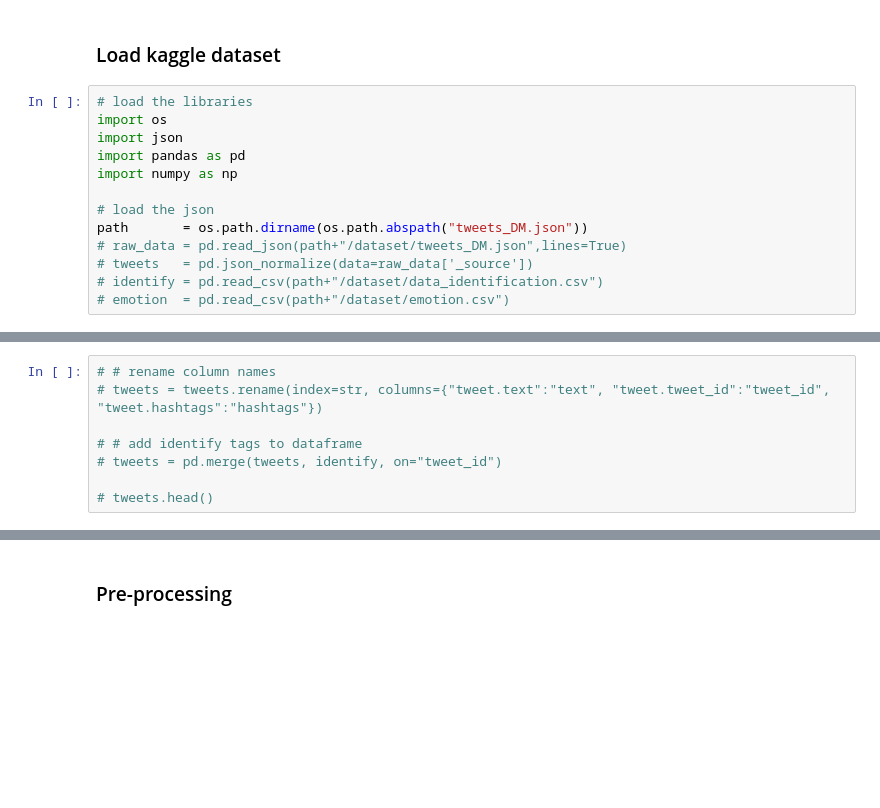
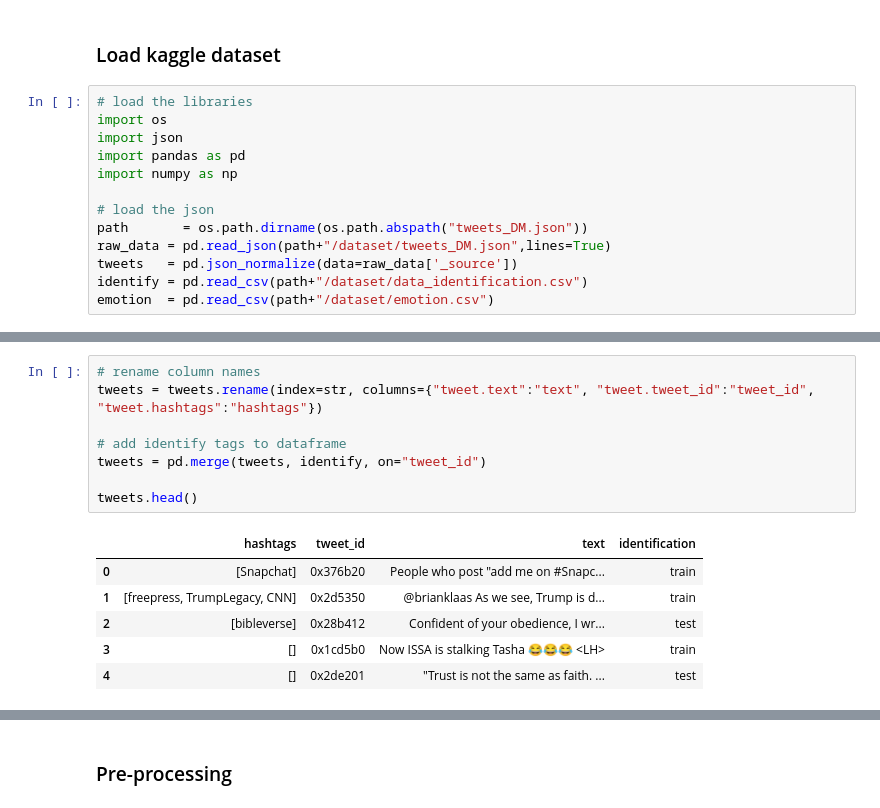
Before and after one commit to hsiaooo/DM2021-Lab2-HW2, a Jupyter notebook: DM2021-Lab2-Homework.ipynb, the cells around one changed output, grey strips where cells are left out. Saved outputs shown, nothing was run; the diff lists cells and outputs as text; blank space fills up the shorter version.

```diff
--- a/DM2021-Lab2-Homework.ipynb
+++ b/DM2021-Lab2-Homework.ipynb
@@ -48,7 +48,7 @@ import numpy as np
 
 # load the json
 path       = os.path.dirname(os.path.abspath("tweets_DM.json"))
-# raw_data = pd.read_json(path+"/dataset/tweets_DM.json",lines=True)
-# tweets   = pd.json_normalize(data=raw_data['_source'])
-# identify = pd.read_csv(path+"/dataset/data_identification.csv")
-# emotion  = pd.read_csv(path+"/dataset/emotion.csv")
+raw_data = pd.read_json(path+"/dataset/tweets_DM.json",lines=True)
+tweets   = pd.json_normalize(data=raw_data['_source'])
+identify = pd.read_csv(path+"/dataset/data_identification.csv")
+emotion  = pd.read_csv(path+"/dataset/emotion.csv")
@@ -57,9 +64,16 @@ path       = os.path.dirname(os.path.abspath("tweets_DM.json"))
 # %%
-# # rename column names
-# tweets = tweets.rename(index=str, columns={"tweet.text":"text", "tweet.tweet_id":"tweet_id", "tweet.hashtags":"hashtags"})
+# rename column names
+tweets = tweets.rename(index=str, columns={"tweet.text":"text", "tweet.tweet_id":"tweet_id", "tweet.hashtags":"hashtags"})
 
-# # add identify tags to dataframe
-# tweets = pd.merge(tweets, identify, on="tweet_id")
+# add identify tags to dataframe
+tweets = pd.merge(tweets, identify, on="tweet_id")
 
-# tweets.head()
+tweets.head()
+# %% [output]
+|  | hashtags | tweet_id | text | identification |
+| 0 | [Snapchat] | 0x376b20 | People who post "add me on #Snapc... | train |
+| 1 | [freepress, TrumpLegacy, CNN] | 0x2d5350 | @brianklaas As we see, Trump is d... | train |
+| 2 | [bibleverse] | 0x28b412 | Confident of your obedience, I wr... | test |
+| 3 | [] | 0x1cd5b0 | Now ISSA is stalking Tasha 😂😂😂 <LH> | train |
+| 4 | [] | 0x2de201 | "Trust is not the same as faith. ... | test |
 # %%
```
Also changed, not shown: parts of 11 cells of this notebook, 3 other files.
